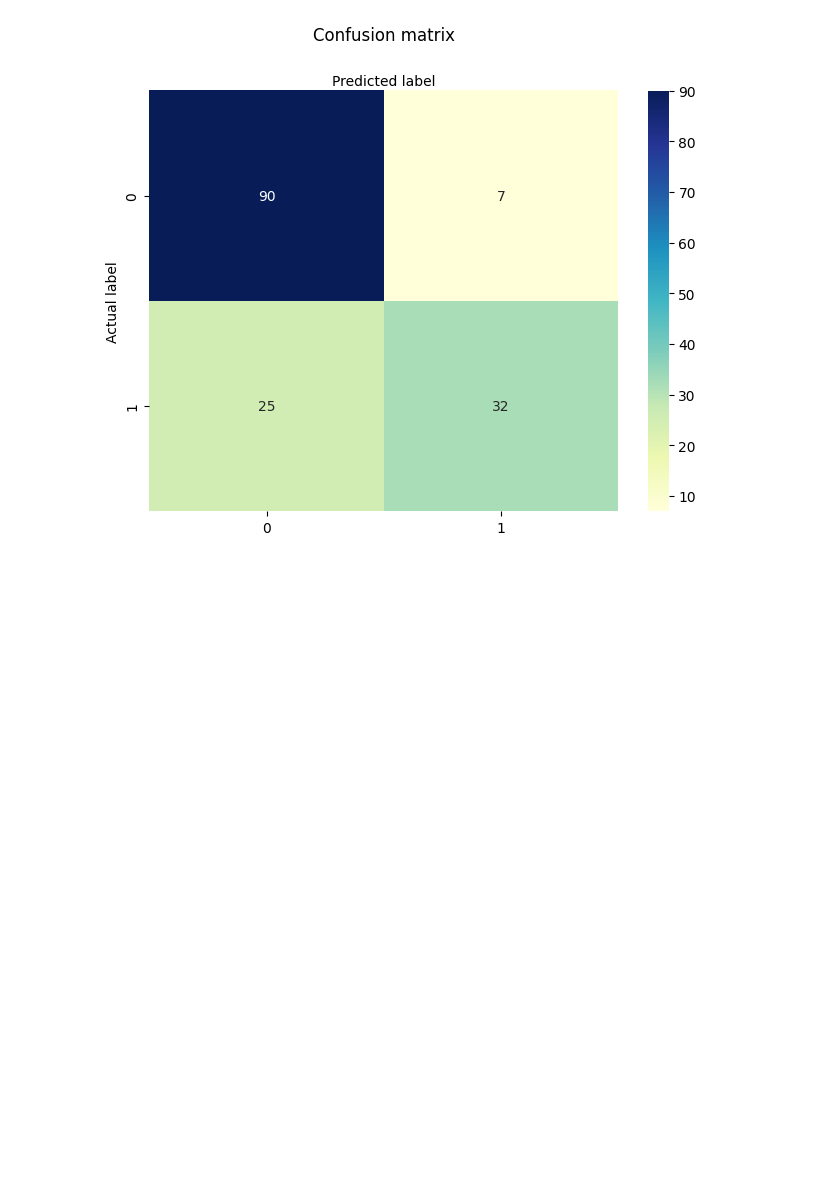
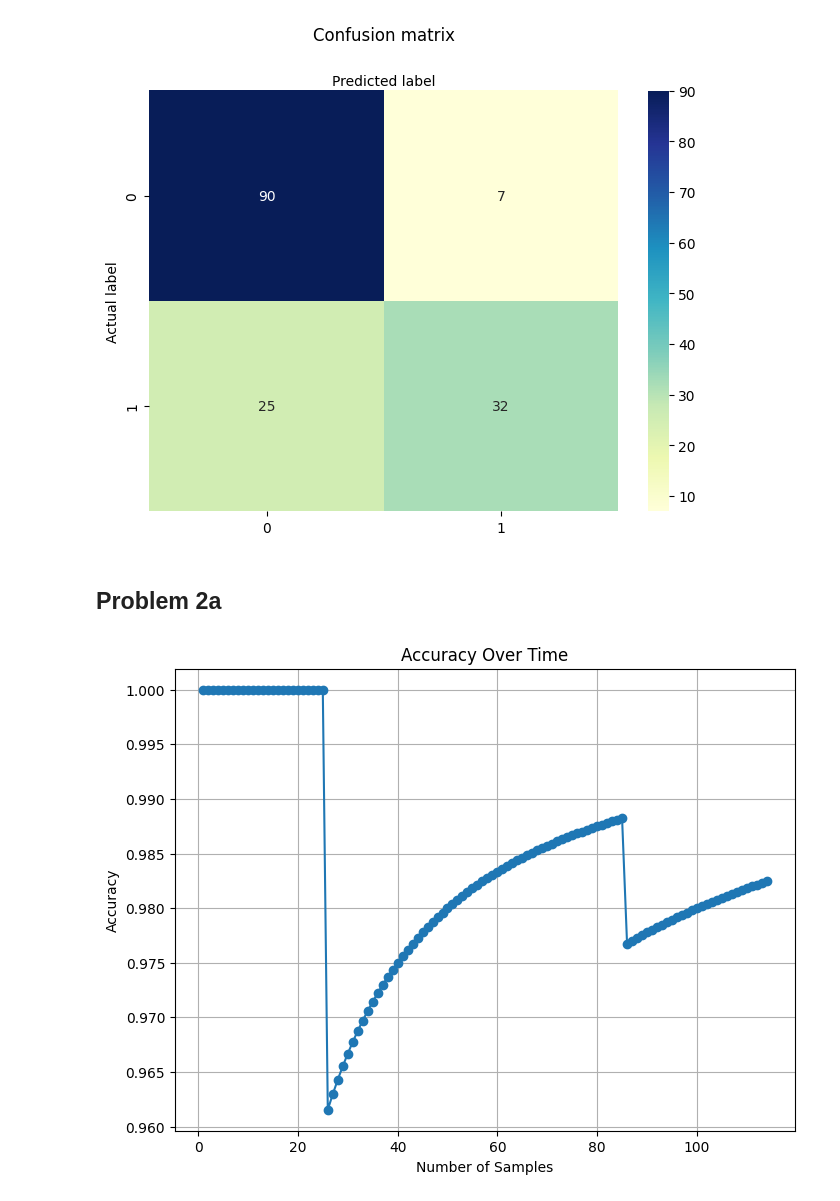
Before and after one commit to samofuture/Intro-to-ML, a Jupyter notebook: HW3/HW3.ipynb, the cells around one changed output. Drawn from its saved outputs; the diff is of its cells as text; code cells hidden in the pictures; blank space fills up the shorter version.

Commit message:
Update to include Problem 2

```diff
--- a/HW3/HW3.ipynb
+++ b/HW3/HW3.ipynb
@@ -100,3 +100,41 @@ plt.xlabel('Predicted label')
 # %% [output]
 Text(0.5, 427.9555555555555, 'Predicted label')
 [figure]
+# %% [markdown]
+## Problem 2a
+# %%
+df = pd.read_csv('cancer.csv')
+df['diagnosis'] = df['diagnosis'].apply(lambda x: 1 if x == 'M' else 0)
+Y = df.iloc[:, 1].values
+df = df.drop(columns='diagnosis', axis=1)
+X = df.iloc[:, 1:].values
+
+#Now we’ll split our Data set into Training Data and Test Data. Training data will be used to train our
+#Logistic model and Test data will be used to validate our model. We’ll use Sklearn to split our data. We’ll import  train_test_split from sklearn.model_selection
+X_train, X_test, Y_train, Y_test = train_test_split(X, Y, test_size = 0.2, random_state = 7)
+# %%
+sc_X = StandardScaler()
+X_train = sc_X.fit_transform(X_train)
+X_test = sc_X.transform(X_test)
+# %%
+classifier = LogisticRegression(random_state=10)
+classifier.fit(X_train, Y_train)
+
+n_samples = len(Y_test)
+accuracies_over_time = []
+
+for i in range(1, n_samples + 1):
+    y_pred = classifier.predict(X_test[:i])
+    accuracy = accuracy_score(Y_test[:i], y_pred)
+    accuracies_over_time.append(accuracy)
+
+# Create a graph to visualize accuracy over time
+plt.figure(figsize=(8, 6))
+plt.plot(range(1, n_samples + 1), accuracies_over_time, marker='o')
+plt.xlabel("Number of Samples")
+plt.ylabel("Accuracy")
+plt.title("Accuracy Over Time")
+plt.grid(True)
+plt.show()
+# %% [output]
+[figure, added]
```
Also changed, not shown: parts of 12 cells of this notebook, 1 other file.
